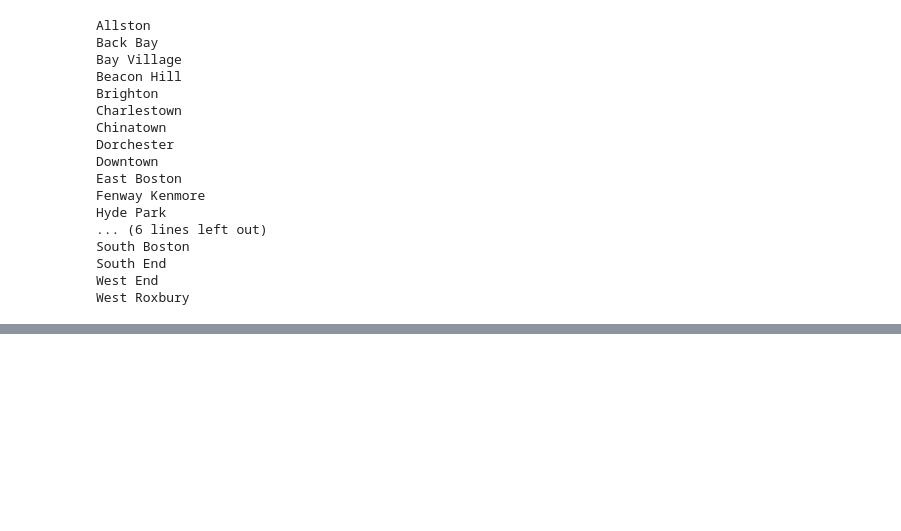
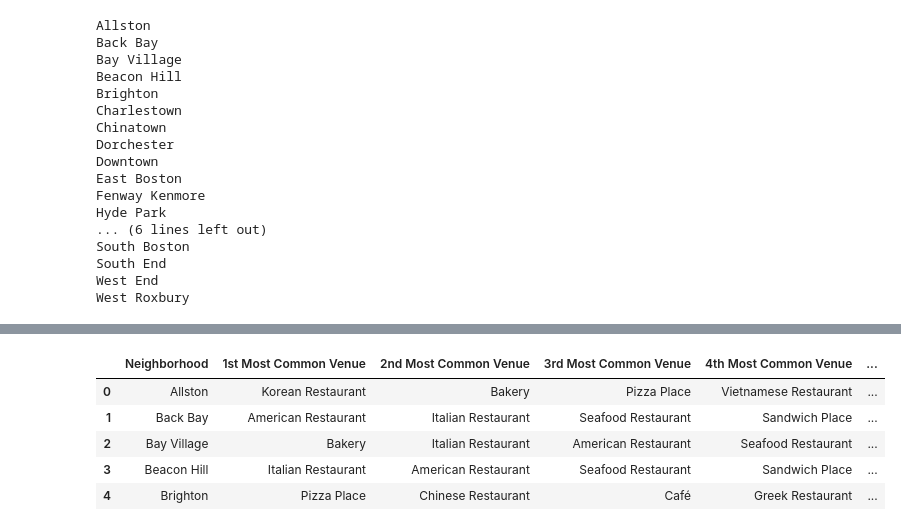
Before and after one commit to chitvansaggu/Boston-Recreation-Tour, a Jupyter notebook: Boston Food Tour.ipynb, the cells around one changed output, grey strips where cells are left out. Drawn from its saved outputs; the diff is of its cells as text; code cells hidden in the pictures; blank space fills up the shorter version.

```diff
--- a/Boston Food Tour.ipynb
+++ b/Boston Food Tour.ipynb
@@ -362,0 +398,28 @@ for hood in boston_grouped['Neighborhood']:
+# %%
+num_top_venues = 10
+
+indicators = ['st', 'nd', 'rd']
+
+# create columns according to number of top venues
+columns = ['Neighborhood']
+for ind in np.arange(num_top_venues):
+    try:
+        columns.append('{}{} Most Common Venue'.format(ind+1, indicators[ind]))
+    except:
+        columns.append('{}th Most Common Venue'.format(ind+1))
+
+# create a new dataframe
+neighborhoods_venues_sorted = pd.DataFrame(columns=columns)
+neighborhoods_venues_sorted['Neighborhood'] = boston_grouped['Neighborhood']
+
+for ind in np.arange(boston_grouped.shape[0]):
+    neighborhoods_venues_sorted.iloc[ind, 1:] = return_most_common_venues(boston_grouped.iloc[ind, :], num_top_venues)
+
+neighborhoods_venues_sorted.head()
+# %% [output]
+|  | Neighborhood | 1st Most Common Venue | 2nd Most Common Venue | 3rd Most Common Venue | 4th Most Common Venue | ... |
+| 0 | Allston | Korean Restaurant | Bakery | Pizza Place | Vietnamese Restaurant | ... |
+| 1 | Back Bay | American Restaurant | Italian Restaurant | Seafood Restaurant | Sandwich Place | ... |
+| 2 | Bay Village | Bakery | Italian Restaurant | American Restaurant | Seafood Restaurant | ... |
+| 3 | Beacon Hill | Italian Restaurant | American Restaurant | Seafood Restaurant | Sandwich Place | ... |
+| 4 | Brighton | Pizza Place | Chinese Restaurant | Café | Greek Restaurant | ... |
```
Also changed, not shown: parts of 11 cells of this notebook.
